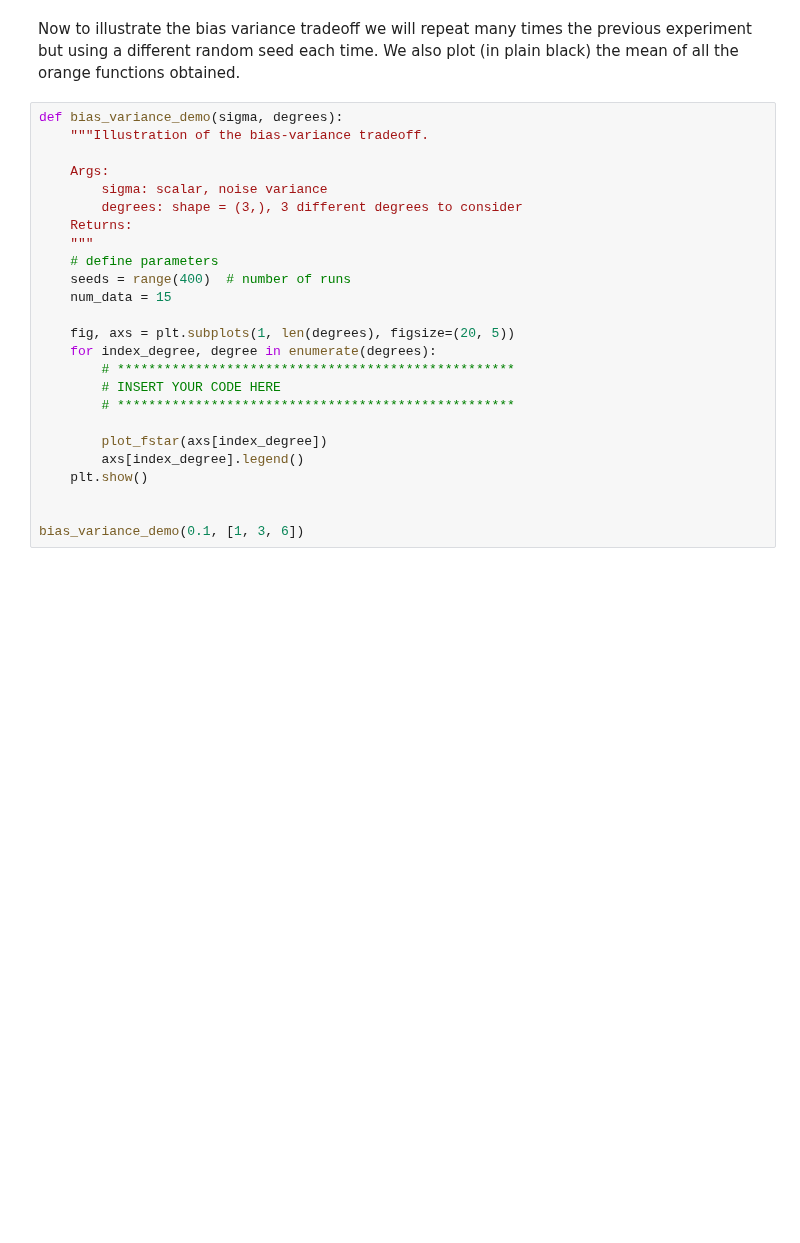
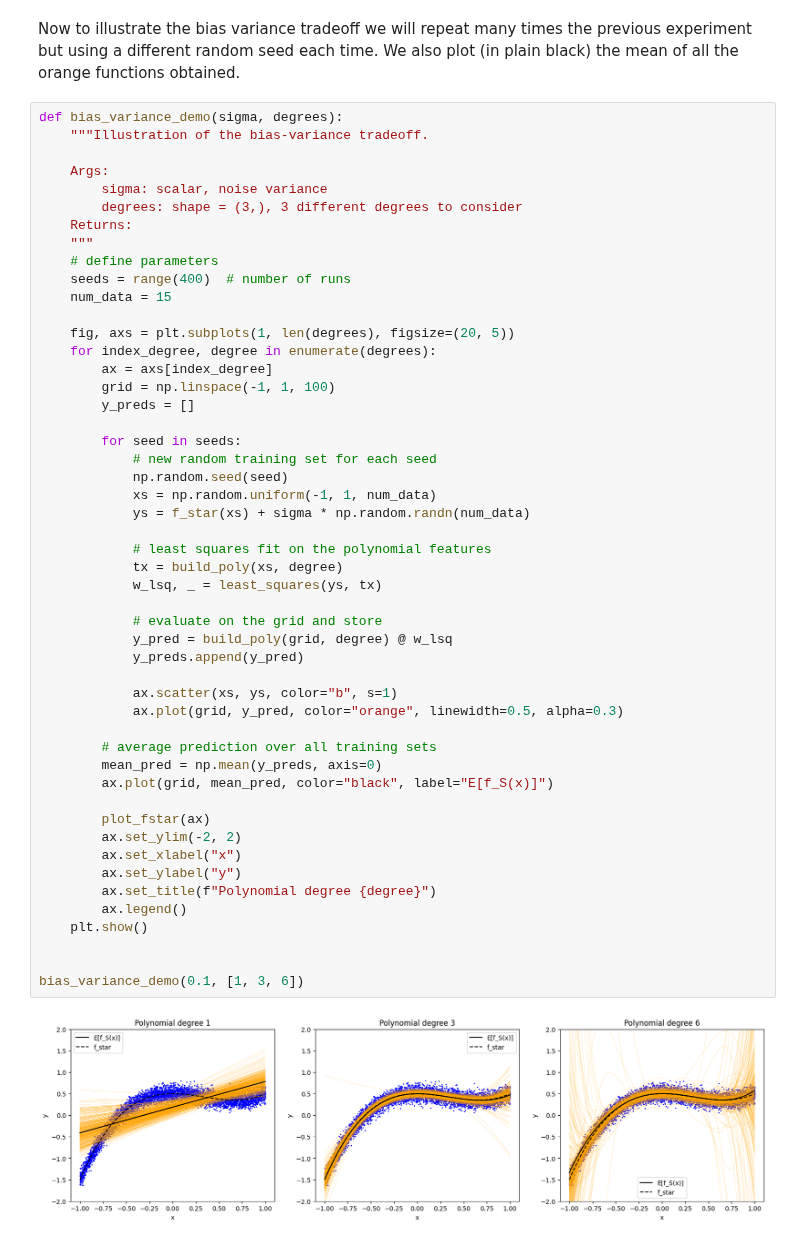
Before and after one commit to emka-gre/ML_course, a Jupyter notebook: labs/ex04/template/ex04.ipynb, the cells around one changed output. Drawn from its saved outputs; the diff is of its cells as text; blank space fills up the shorter version.

```diff
--- a/labs/ex04/template/ex04.ipynb
+++ b/labs/ex04/template/ex04.ipynb
@@ -257,28 +378,55 @@ Now to illustrate the bias variance tradeoff we will repeat many times the previ
 # %%
 def bias_variance_demo(sigma, degrees):
     """Illustration of the bias-variance tradeoff.
 
     Args:
         sigma: scalar, noise variance
         degrees: shape = (3,), 3 different degrees to consider
     Returns:
     """
     # define parameters
     seeds = range(400)  # number of runs
     num_data = 15
 
     fig, axs = plt.subplots(1, len(degrees), figsize=(20, 5))
     for index_degree, degree in enumerate(degrees):
-        # ***************************************************
-        # INSERT YOUR CODE HERE
-        # ***************************************************
+        ax = axs[index_degree]
+        grid = np.linspace(-1, 1, 100)
+        y_preds = []
 
-        plot_fstar(axs[index_degree])
-        axs[index_degree].legend()
+        for seed in seeds:
+            # new random training set for each seed
+            np.random.seed(seed)
+            xs = np.random.uniform(-1, 1, num_data)
+            ys = f_star(xs) + sigma * np.random.randn(num_data)
+
+            # least squares fit on the polynomial features
+            tx = build_poly(xs, degree)
+            w_lsq, _ = least_squares(ys, tx)
+
+            # evaluate on the grid and store
+            y_pred = build_poly(grid, degree) @ w_lsq
+            y_preds.append(y_pred)
+
+            ax.scatter(xs, ys, color="b", s=1)
+            ax.plot(grid, y_pred, color="orange", linewidth=0.5, alpha=0.3)
+
+        # average prediction over all training sets
+        mean_pred = np.mean(y_preds, axis=0)
+        ax.plot(grid, mean_pred, color="black", label="E[f_S(x)]")
+
+        plot_fstar(ax)
+        ax.set_ylim(-2, 2)
+        ax.set_xlabel("x")
+        ax.set_ylabel("y")
+        ax.set_title(f"Polynomial degree {degree}")
+        ax.legend()
     plt.show()
 
 
 bias_variance_demo(0.1, [1, 3, 6])
+# %% [output]
+[figure, added]
 # %% [markdown]
 Your output should ressemble to this:
 ![alt text](bias_variance.png)
```
Also changed, not shown: parts of 10 cells of this notebook, 4 other files.
